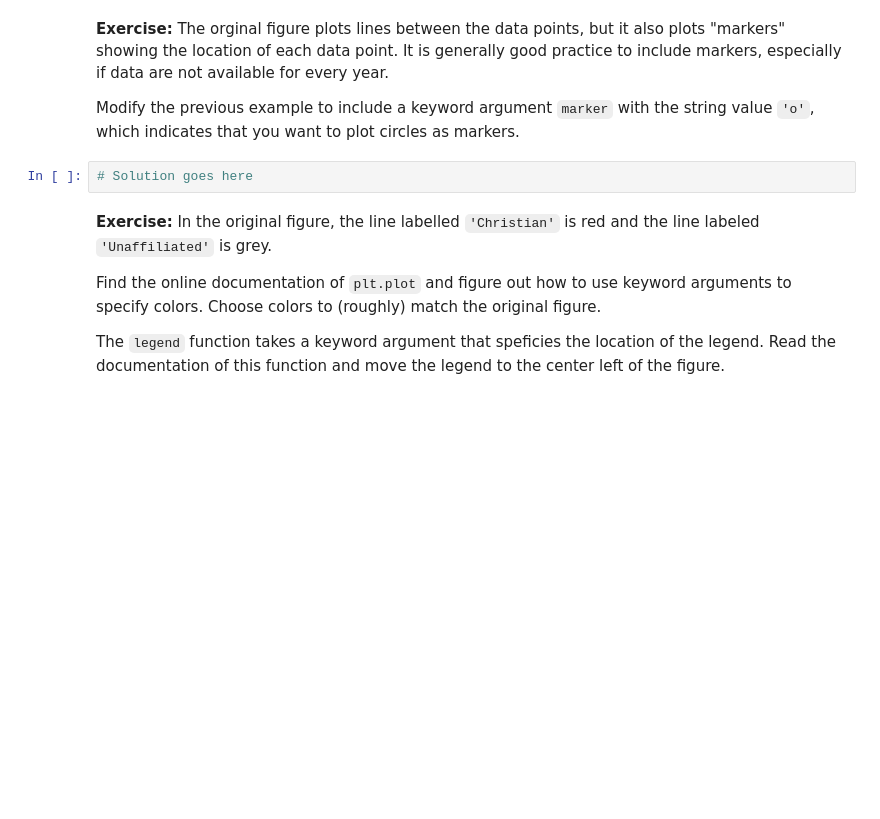
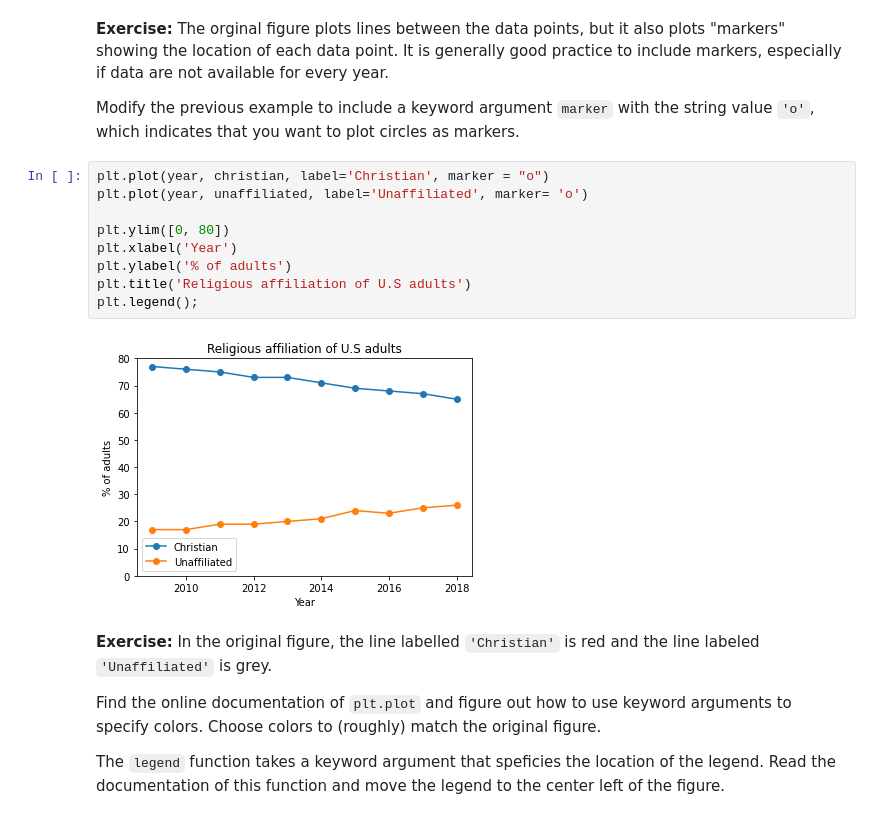
Before and after one commit to hussein6065/ElementsOfDataScience, a Jupyter notebook: 06_plotting.ipynb, the cells around one changed output. Drawn from its saved outputs; the diff is of its cells as text; blank space fills up the shorter version.

```diff
--- a/06_plotting.ipynb
+++ b/06_plotting.ipynb
@@ -156,8 +188,17 @@ plt.legend();
 **Exercise:** The orginal figure plots lines between the data points, but it also plots "markers" showing the location of each data point.  It is generally good practice to include markers, especially if data are not available for every year.
 
 Modify the previous example to include a keyword argument `marker` with the string value `'o'`, which indicates that you want to plot circles as markers.
-# %%
-# Solution goes here
+# %%
+plt.plot(year, christian, label='Christian', marker = "o")
+plt.plot(year, unaffiliated, label='Unaffiliated', marker= 'o')
+
+plt.ylim([0, 80])
+plt.xlabel('Year')
+plt.ylabel('% of adults')
+plt.title('Religious affiliation of U.S adults')
+plt.legend();
+# %% [output]
+[figure, added]
 # %% [markdown]
 **Exercise:** In the original figure, the line labelled `'Christian'` is red and the line labeled `'Unaffiliated'` is grey.
 
```
Also changed, not shown: parts of 42 cells of this notebook.
